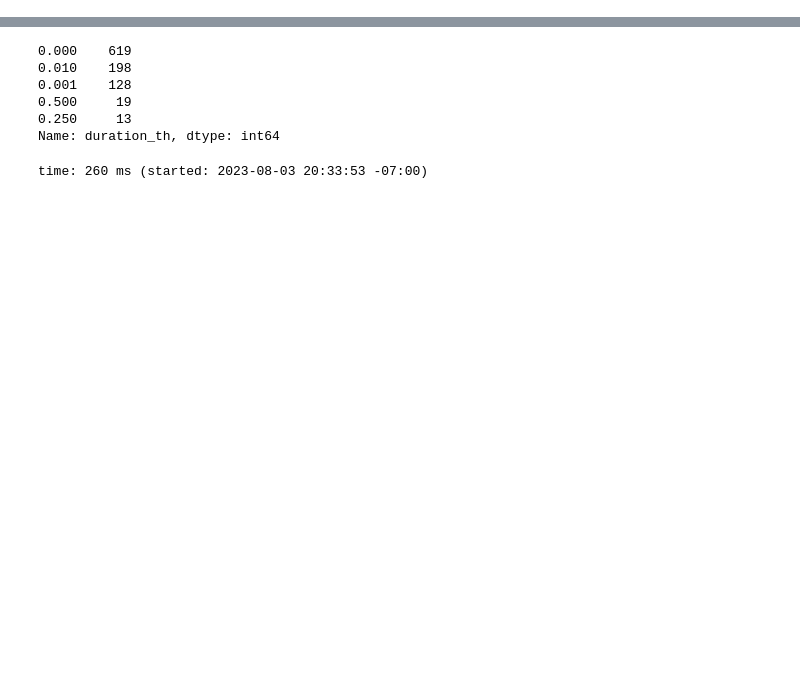
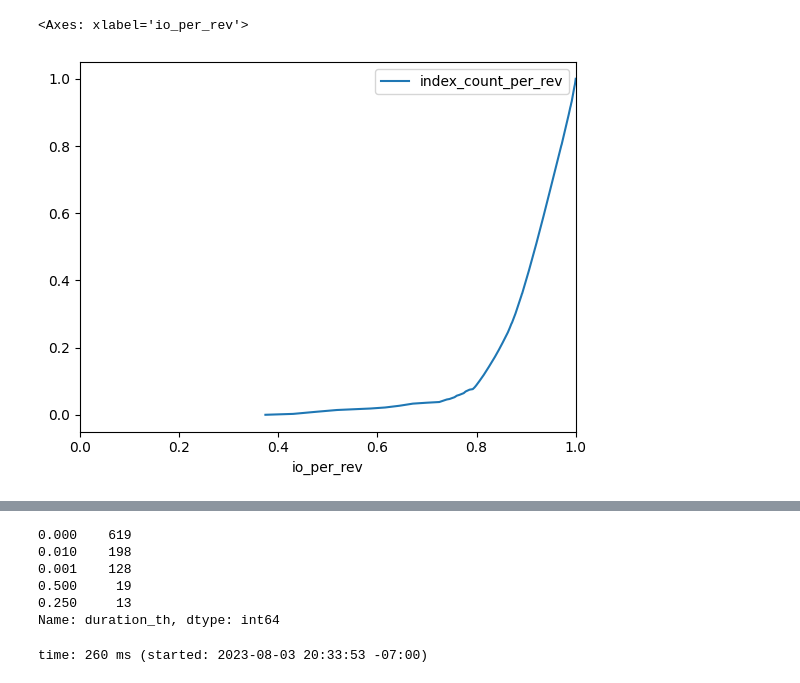
Before and after one commit to izzet/wisio, a Jupyter notebook: notebooks/recorder-cm1.ipynb, the cells around one changed output, grey strips where cells are left out. Cells and saved outputs as stored; diff of their text form; code cells hidden in the pictures; blank space fills up the shorter version.

```diff
--- a/notebooks/recorder-cm1.ipynb
+++ b/notebooks/recorder-cm1.ipynb
@@ -54,5 +57,5 @@ time: 59.3 ms (started: 2023-08-03 20:33:30 -07:00)
 # %%
 %autoreload 2
 
-res = recorder_analyzer.analyze_parquet(log_dir=log_dir, checkpoint=False, metrics=['duration', 'bw', 'iops'])
+res = recorder_analyzer.analyze_parquet(log_dir=log_dir, checkpoint=False, metrics=['duration'], cutoff=0)
 # %% [output]
@@ -59,0 +78,3 @@ time: 21.9 s (started: 2023-08-03 20:33:30 -07:00)
+# %%
+time_range_group_view = res.group_views['duration'][('time_range',)].compute()
+time_range_group_view
@@ -59,0 +126,6 @@ time: 21.9 s (started: 2023-08-03 20:33:30 -07:00)
+# %%
+# time_range_group_view['io_per_rev'] = (1 - time_range_group_view['io_per']).cumsum()
+# time_range_group_view['index_count_per_rev'] = 1 - time_range_group_view['index_count_per']
+time_range_group_view2 = time_range_group_view[['io_per_rev', 'index_count_per_rev', 'angle']]
+# time_range_group_view2 = time_range_group_view2[time_range_group_view2['angle'] <= 45]
+time_range_group_view2
@@ -59,0 +148,6 @@ time: 21.9 s (started: 2023-08-03 20:33:30 -07:00)
+# %%
+time_range_group_view2['io_per_d'] = time_range_group_view2['io_per_rev'].diff()
+time_range_group_view2['index_count_per_d'] = time_range_group_view2['index_count_per_rev'].diff()
+time_range_group_view2['angle2'] = np.rad2deg(np.arctan2(time_range_group_view2['index_count_per_d'], time_range_group_view2['io_per_d']))
+time_range_group_view2['angle2'] = time_range_group_view2['angle2'].fillna(0)
+time_range_group_view2
@@ -59,0 +192,7 @@ time: 21.9 s (started: 2023-08-03 20:33:30 -07:00)
+# %%
+ax = time_range_group_view2.plot(x='io_per_rev', y='index_count_per_rev')
+ax.set_xlim(1, 1)
+ax
+# %% [output]
+<Axes: xlabel='io_per_rev'>
+[figure, added]
```
Also changed, not shown: parts of 16 cells of this notebook, 2 other files.
